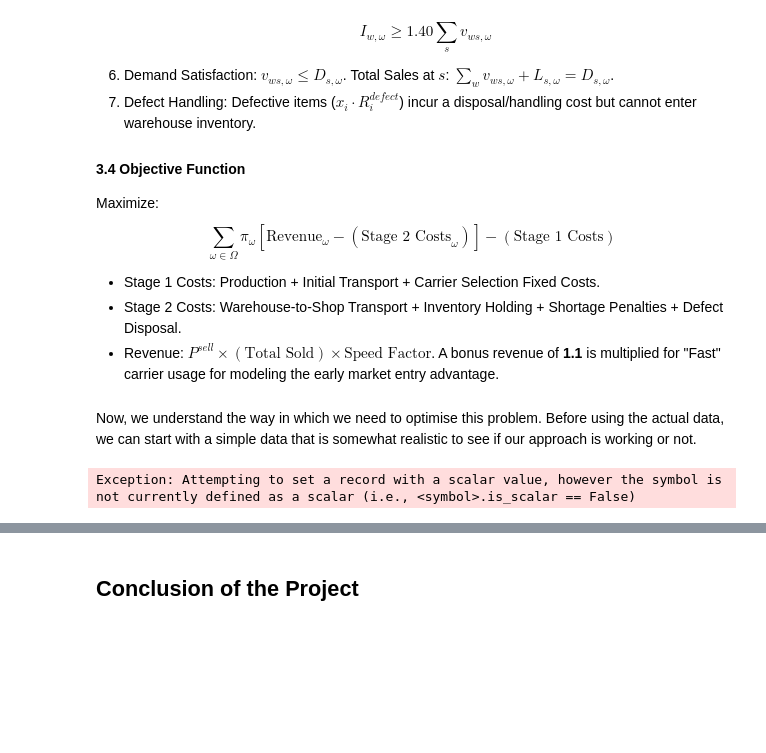
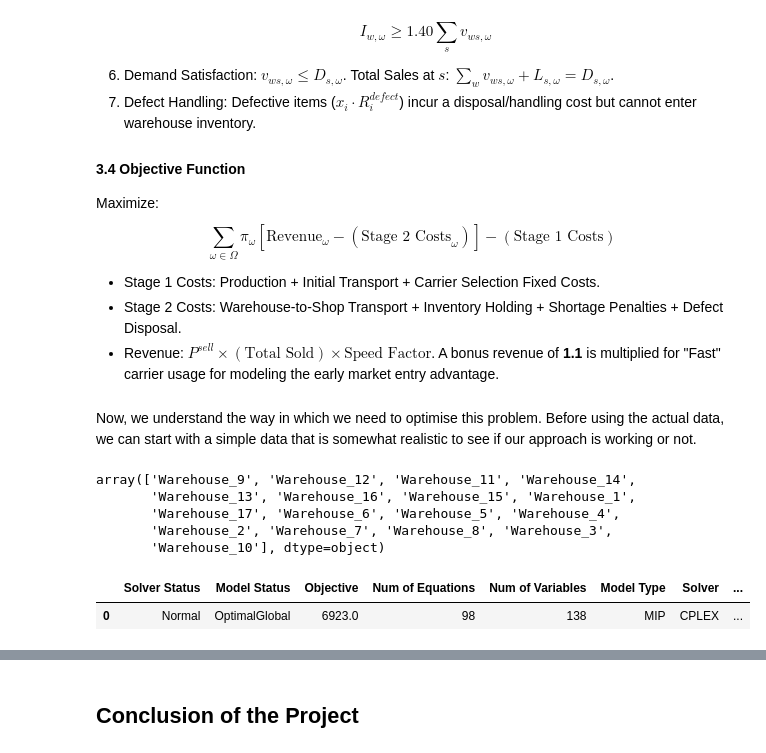
Before and after one commit to ashvin-a/Final-Project-524, a Jupyter notebook: src/main.ipynb, the cells around one changed output, grey strips where cells are left out. Cells and saved outputs as stored; diff of their text form; code cells hidden in the pictures; blank space fills up the shorter version.

```diff
--- a/src/main.ipynb
+++ b/src/main.ipynb
@@ -447,6 +439,19 @@ Now, we understand the way in which we need to optimise this problem. Before usi
+# %%
+df_wh_cost["WH"].dropna().unique()
+# %% [output]
+array(['Warehouse_9', 'Warehouse_12', 'Warehouse_11', 'Warehouse_14',
+       'Warehouse_13', 'Warehouse_16', 'Warehouse_15', 'Warehouse_1',
+       'Warehouse_17', 'Warehouse_6', 'Warehouse_5', 'Warehouse_4',
+       'Warehouse_2', 'Warehouse_7', 'Warehouse_8', 'Warehouse_3',
+       'Warehouse_10'], dtype=object)
 # %%
 gp.set_options({'USE_PY_VAR_NAME': 'yes'})
 m = gp.Container()
+
+# Predefined parameters
+dem_data = []
+base_dem = {"Shop_1": 100, "Shop_2": 150, "Shop_3": 200, "Shop_4": 120}
+factors = {"Low": 0.7, "Medium": 1.0, "High": 1.3}
 
 # Scenario ( ω )	Probability ( πω )	Demand ( Dsω )
 # Low Demand	30%	0.7 Dsω
@@ -470,19 +475,24 @@ omega = gp.Set(m, records=["Low", "Medium", "High"], description="Demand Scenari
 
 # --- Plant Data ---
 # ShoeCo: Low Cost, High Defect. BootCo: High Cost, Low Defect
+# We decide
 prod_cost = gp.Parameter(m, domain=[i], records=pd.DataFrame([
     ["ShoeCo", 10.0], ["BootCo", 15.0]], columns=["i", "value"]))
 
+# We decide
 defect_rate = gp.Parameter(m, domain=[i], records=pd.DataFrame([
     ["ShoeCo", 0.10], ["BootCo", 0.02]], columns=["i", "value"]))
 
+# We decide
 capacity = gp.Parameter(m, domain=[i], records=pd.DataFrame([
     ["ShoeCo", 5000], ["BootCo", 4000]], columns=["i", "value"]))
 
 # --- Logistics Costs ---
+# We decide
 trans_cost_ip = gp.Parameter(m, domain=[i, p], records=[("ShoeCo","Port01",2.0)]) # Simplified uniform cost
 
 # Carrier Costs (Fast is more expensive)
+# df_frieght[]
 carrier_cost = gp.Parameter(m, domain=[p, w, k], records=[
     ("Port01", "Warehouse_1", "AIR", 12.0),
     ("Port02", "Warehouse_1", "GROUND", 6.0),
@@ -497,7 +507,10 @@ carrier_cost = gp.Parameter(m, domain=[p, w, k], records=[
 # Fixed cost for selecting a carrier route (Stage 1 decision cost)
 carrier_fixed_cost = gp.Parameter(m, records=1000.0)
 
-final_dist_cost = gp.Parameter(m, domain=[w, s], records=1.5)
+# df_vmi_shop[wh_to_shop_cost]
+final_dist_cost = gp.Parameter(m, domain=[w, s], records=[
+    ("Warehouse_1", "Shop_1", 1.5)
+    ])
 
 # --- Scenario Data ---
 prob = gp.Parameter(m, domain=[omega], records=pd.DataFrame([
@@ -506,16 +519,13 @@ prob = gp.Parameter(m, domain=[omega], records=pd.DataFrame([
 # Demand (scenario dependent)
 demand = gp.Parameter(m, domain=[s, omega])
 # Generate some dummy demand data
-dem_data = []
-base_dem = {"Shop1": 100, "Shop2": 150, "Shop3": 200, "Shop4": 120}
-factors = {"Low": 0.7, "Medium": 1.0, "High": 1.3}
-for sh, sc in itertools.product(s.records.values.flatten(), omega.records.values.flatten()):
+for sh, sc in itertools.product(s.records.uni.values.tolist(), omega.records.uni.values.tolist()):
     dem_data.append([sh, sc, base_dem[sh] * factors[sc]])
 demand.setRecords(pd.DataFrame(dem_data, columns=["s", "omega", "value"]))
 
 # --- Economic Parameters ---
 price = gp.Parameter(m, records=50.0)
-holding_cost = gp.Parameter(m, domain=[w], records=0.5)
+holding_cost = gp.Parameter(m, domain=[w], records=[("Warehouse_1", 0.5)])
 shortage_penalty = gp.Parameter(m, records=60.0) # High penalty for lost sales
 defect_penalty = gp.Parameter(m, records=5.0) # Cost to dispose
 
@@ -618,36 +628,35 @@ stage1_cost = (
 # Helper for Defect Cost: Total Produced * Rate * Penalty
 defect_cost_total = gp.Sum(i, x_prod[i] * defect_rate[i] * defect_penalty)
 
 # Note on Carrier Cost: Ideally this should be parameter carrier_cost[p,w,k].
 # I used scalar 3.0/6.0 in setRecords earlier, assuming parameter exists.
 
 stage2_expected_profit = gp.Sum(omega, prob[omega] * (
     # Revenue
     (price * gp.Sum(s, (demand[s, omega] - l_lost[s, omega]))) -
     # Variable Transport Costs
     (gp.Sum([p, w, k], carrier_cost[p, w, k] * f_flow[p, w, k, omega]) +
       gp.Sum([w, s], final_dist_cost[w, s] * v_sales[w, s, omega])) -
     # Holding Costs
     gp.Sum(w, holding_cost[w] * inv[w, omega]) -
     # Shortage Penalty
     gp.Sum(s, shortage_penalty * l_lost[s, omega])
 ))
 
 eq_obj = gp.Equation(m)
 eq_obj[...] = profit == stage2_expected_profit - stage1_cost - defect_cost_total
 
-# -------------------------------------------------------------------------
+
 # 5. SOLVE
-# -------------------------------------------------------------------------
-
-model = gp.Model(
+optimal_path_model = gp.Model(
     m,
     equations=m.getEquations(),
     problem="MIP",
     sense="MAX",
     objective=profit
 )
 
-model.solve()
+optimal_path_model.solve()
 # %% [output]
-Exception: Attempting to set a record with a scalar value, however the symbol is not currently defined as a scalar (i.e., <symbol>.is_scalar == False)
+|  | Solver Status | Model Status | Objective | Num of Equations | Num of Variables | Model Type | Solver | ... |
+| 0 | Normal | OptimalGlobal | 6923.0 | 98 | 138 | MIP | CPLEX | ... |
```
Also changed, not shown: parts of 12 cells of this notebook.
